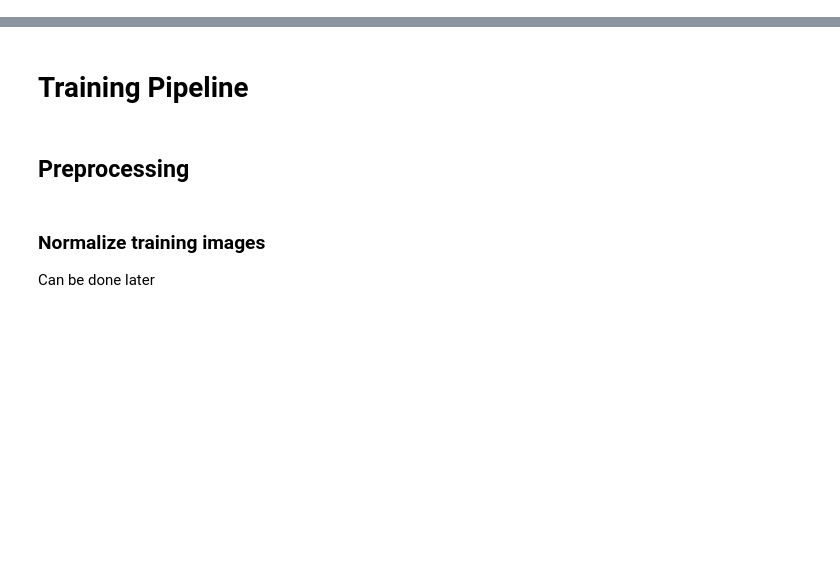
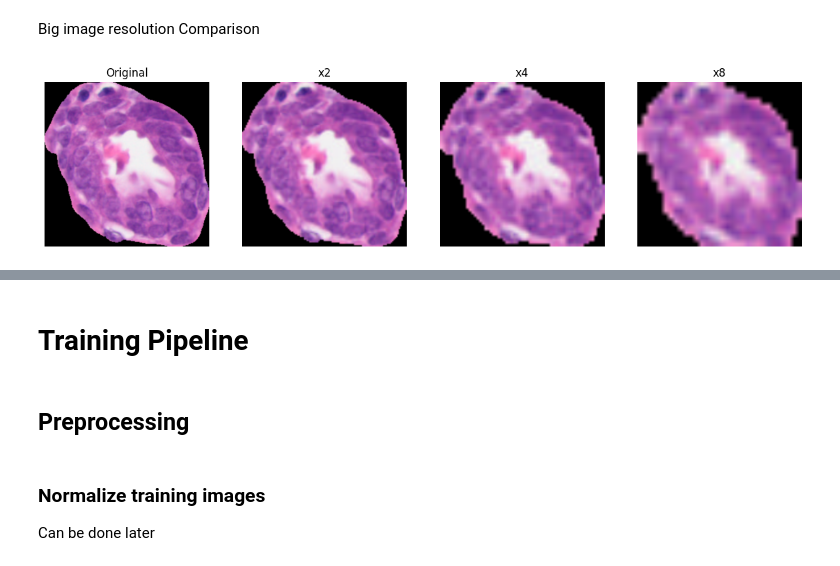
Before and after one commit to 8toz/3d_breast_reconstruction, a Jupyter notebook: train_classifier.ipynb, the cells around one changed output, grey strips where cells are left out. Saved outputs shown, nothing was run; the diff lists cells and outputs as text; code cells hidden in the pictures; blank space fills up the shorter version.

```diff
--- a/train_classifier.ipynb
+++ b/train_classifier.ipynb
@@ -42,0 +85,31 @@ plt.show()
+# %% [markdown]
+Big image resolution Comparison
+# %%
+# Initialize an empty list to store images
+images = []
+
+# Loop through files in the directory
+for file in os.listdir():
+    if "smallSeg" in file:
+        image = cv2.imread(file)
+        # Resize the image to a common size (e.g., 200x200)
+        resized_image = cv2.resize(image, (1000, 1000))  # Adjust dimensions as needed
+        # Append the resized image to the list
+        images.append(resized_image)
+
+# Concatenate the images horizontally
+concatenated_images = cv2.hconcat(images)
+
+plt.figure(figsize=(15, 5))
+# Show each image with a title
+list = ["Original", "x2", "x4", "x8"]
+
+for i, image in enumerate(images):
+    plt.subplot(1, len(images), i + 1)
+    plt.imshow(cv2.cvtColor(image, cv2.COLOR_BGR2RGB))
+    plt.title(list[i])  # Add a title to the image
+    plt.axis('off')
+# Show the concatenated image
+plt.show()
+# %% [output]
+[figure, added]
```
Also changed, not shown: parts of 17 cells of this notebook, 2 other files.
